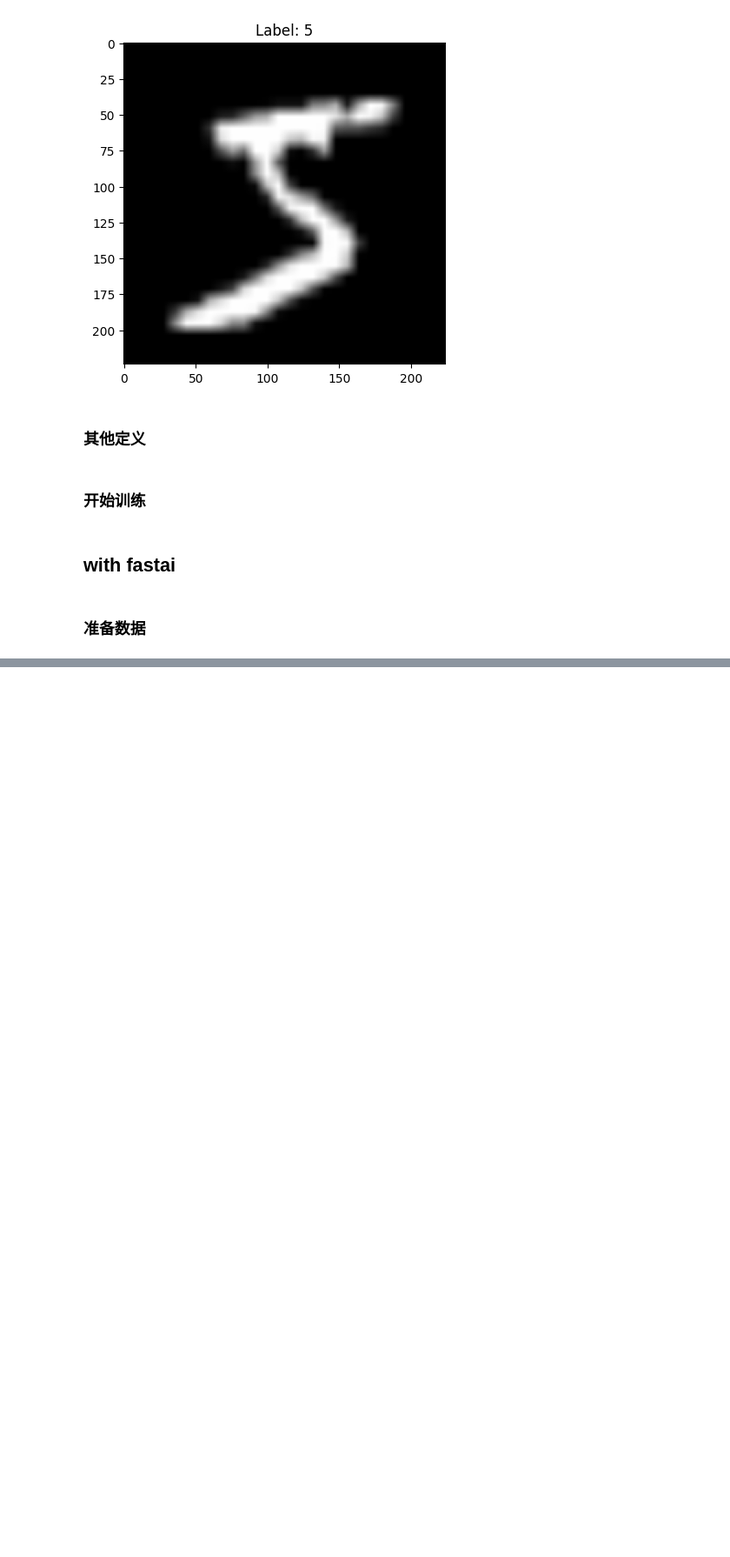
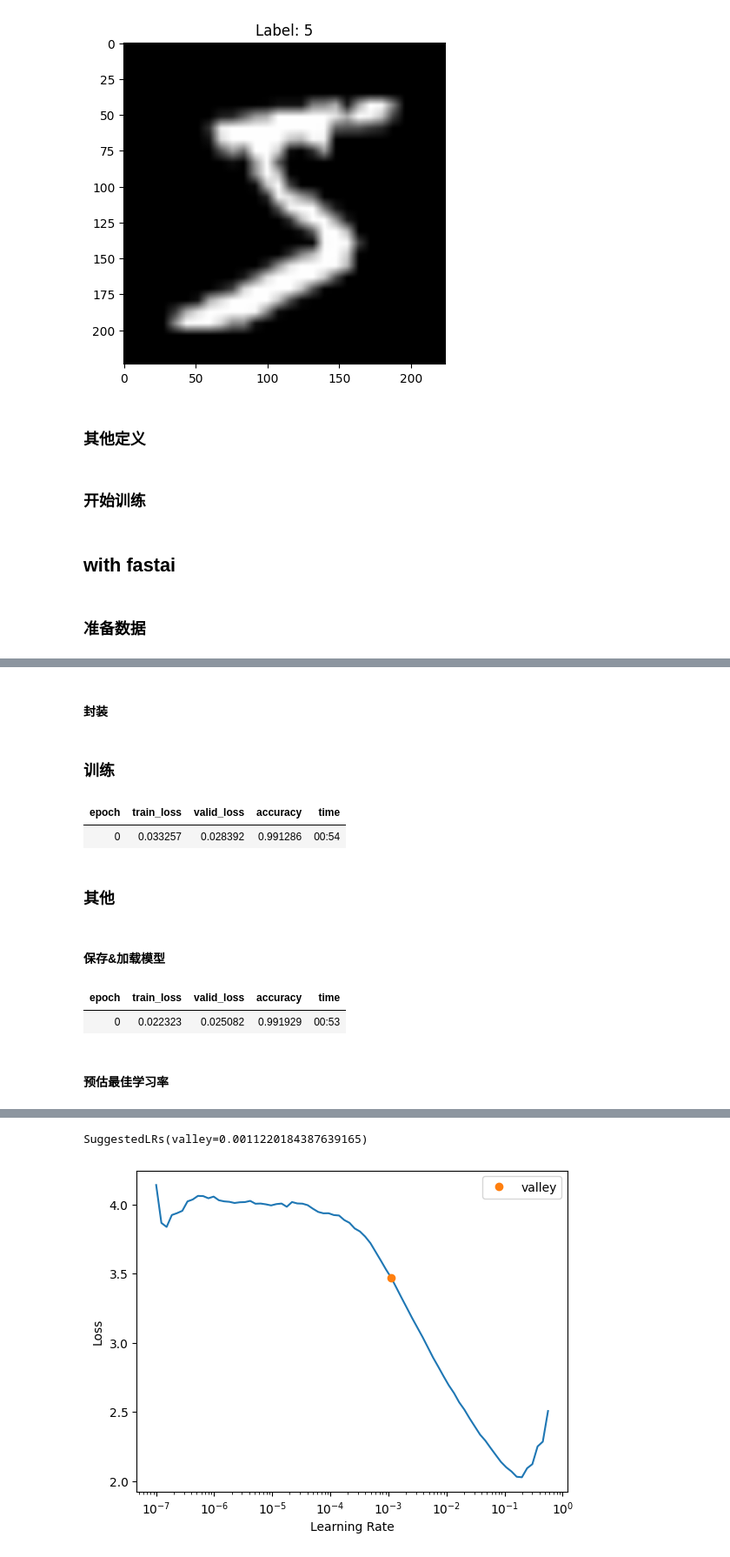
Before and after one commit to AnneYang720/AnneYang720.github.io, a Jupyter notebook: llm/2-resnet.ipynb, the cells around one changed output, grey strips where cells are left out. Shown at 87% size. Cells and saved outputs as stored; diff of their text form; code cells hidden in the pictures; blank space fills up the shorter version.

Commit message:
finish resnet

```diff
--- a/llm/2-resnet.ipynb
+++ b/llm/2-resnet.ipynb
@@ -324,0 +287,31 @@ Conv2d                                    36864      False
+# %% [markdown]
+#### 封装
+# %%
+learn = vision_learner(il, resnet18, metrics=accuracy)
+# print(learn.summary())
+# %% [markdown]
+### 训练
+# %%
+learn.fit_one_cycle(n_epoch=1, lr_max=0.05)
+# learn.recorder.plot_loss()
+# %% [output]
+| epoch | train_loss | valid_loss | accuracy | time |
+| 0 | 0.033257 | 0.028392 | 0.991286 | 00:54 |
+# %% [markdown]
+### 其他
+# %% [markdown]
+#### 保存&加载模型
+# %%
+learn.save('resnet18')
+
+learn2 = Learner(il, model, loss_func=F.cross_entropy, metrics=accuracy)
+learn2.load('resnet18')
+learn2.fit_one_cycle(n_epoch=1, lr_max=0.05)
+# %% [output]
+| epoch | train_loss | valid_loss | accuracy | time |
+| 0 | 0.022323 | 0.025082 | 0.991929 | 00:53 |
+# %% [markdown]
+#### 预估最佳学习率
+# %%
+learn.lr_find(end_lr=100)
+# %% [output]
@@ -324,0 +319,2 @@ Conv2d                                    36864      False
+SuggestedLRs(valley=0.0011220184387639165)
+[figure, added]
```
Also changed, not shown: parts of 13 cells of this notebook, 1 other file.
